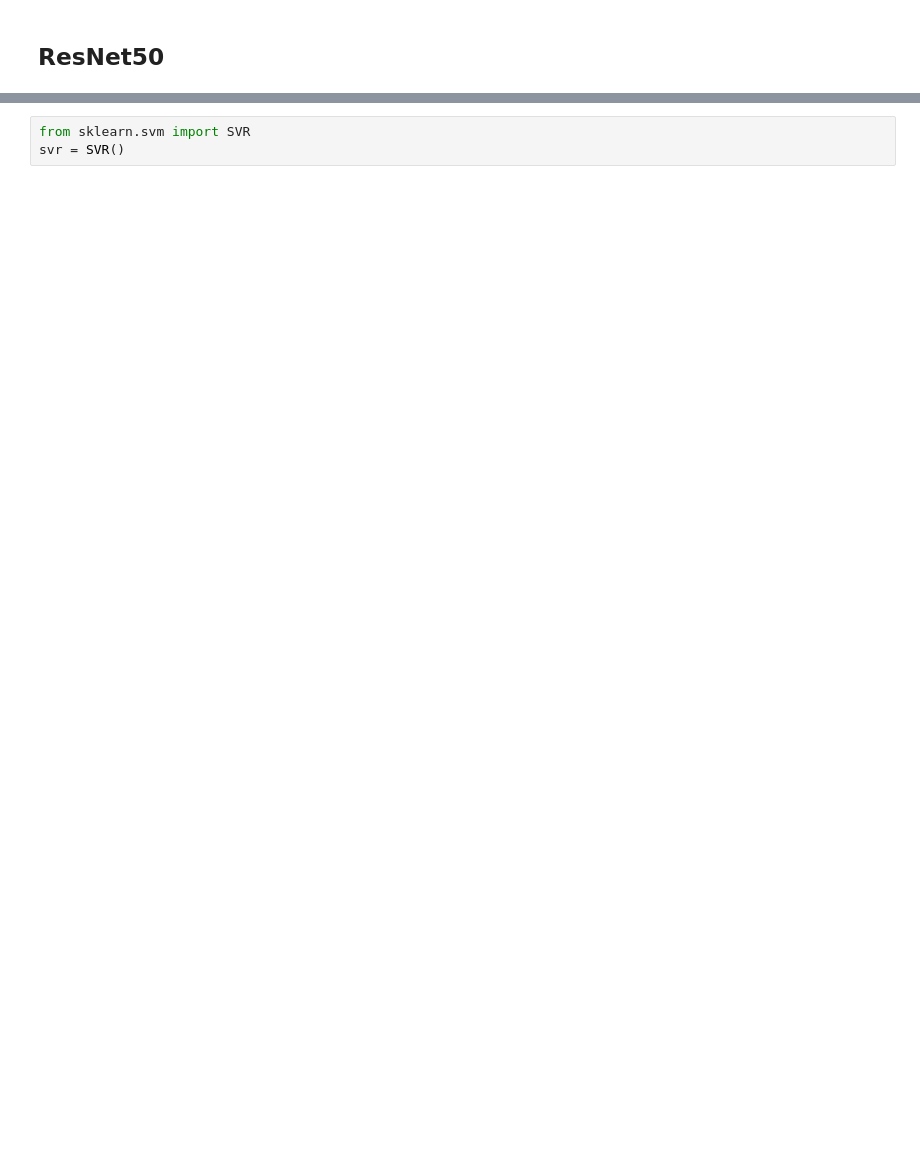
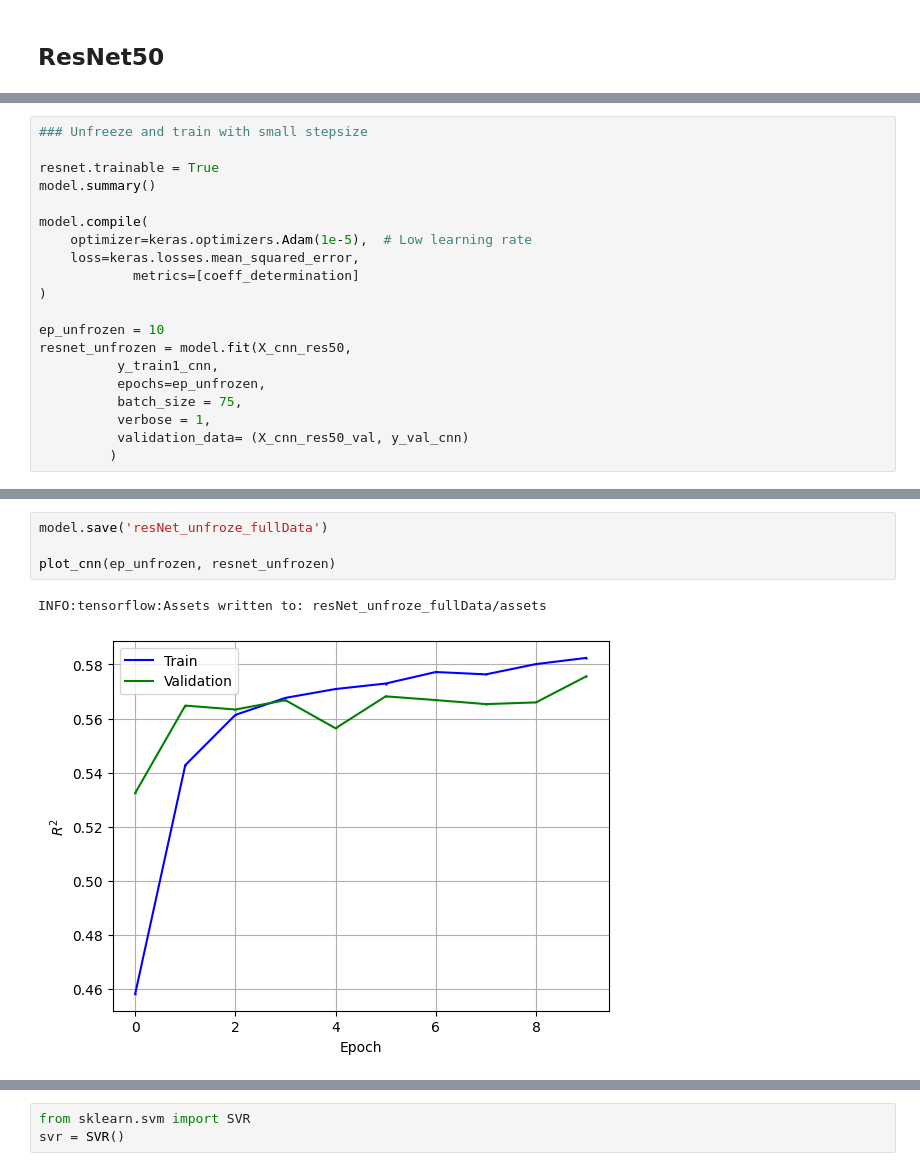
Before and after one commit to ccepelak/ML-SS22, a Jupyter notebook: MasterCode.ipynb, the cells around one changed output, grey strips where cells are left out. Saved outputs shown, nothing was run; the diff lists cells and outputs as text; blank space fills up the shorter version.

```diff
--- a/MasterCode.ipynb
+++ b/MasterCode.ipynb
@@ -683,0 +804,20 @@ plt.show()
+# %%
+### Unfreeze and train with small stepsize
+
+resnet.trainable = True
+model.summary()
+
+model.compile(
+    optimizer=keras.optimizers.Adam(1e-5),  # Low learning rate
+    loss=keras.losses.mean_squared_error,
+            metrics=[coeff_determination]
+)
+
+ep_unfrozen = 10
+resnet_unfrozen = model.fit(X_cnn_res50,
+          y_train1_cnn,
+          epochs=ep_unfrozen,
+          batch_size = 75,
+          verbose = 1,
+          validation_data= (X_cnn_res50_val, y_val_cnn)
+         )
@@ -683,0 +842,7 @@ plt.show()
+# %%
+model.save('resNet_unfroze_fullData')
+
+plot_cnn(ep_unfrozen, resnet_unfrozen)
+# %% [output]
+INFO:tensorflow:Assets written to: resNet_unfroze_fullData/assets
+[figure, added]
```
Also changed, not shown: parts of 53 cells of this notebook, 2 other files.
